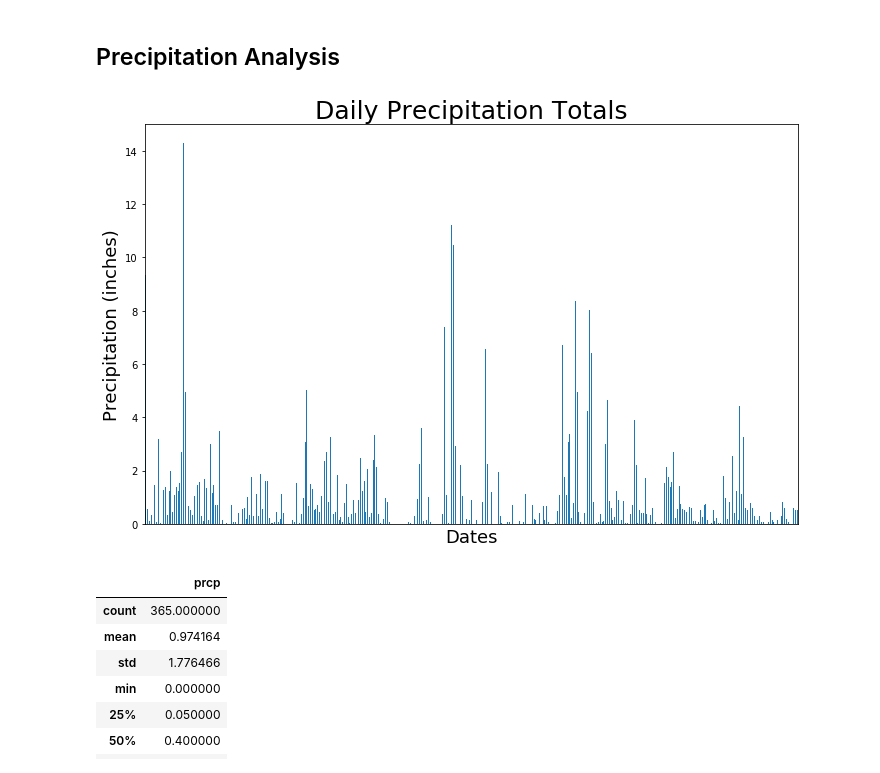
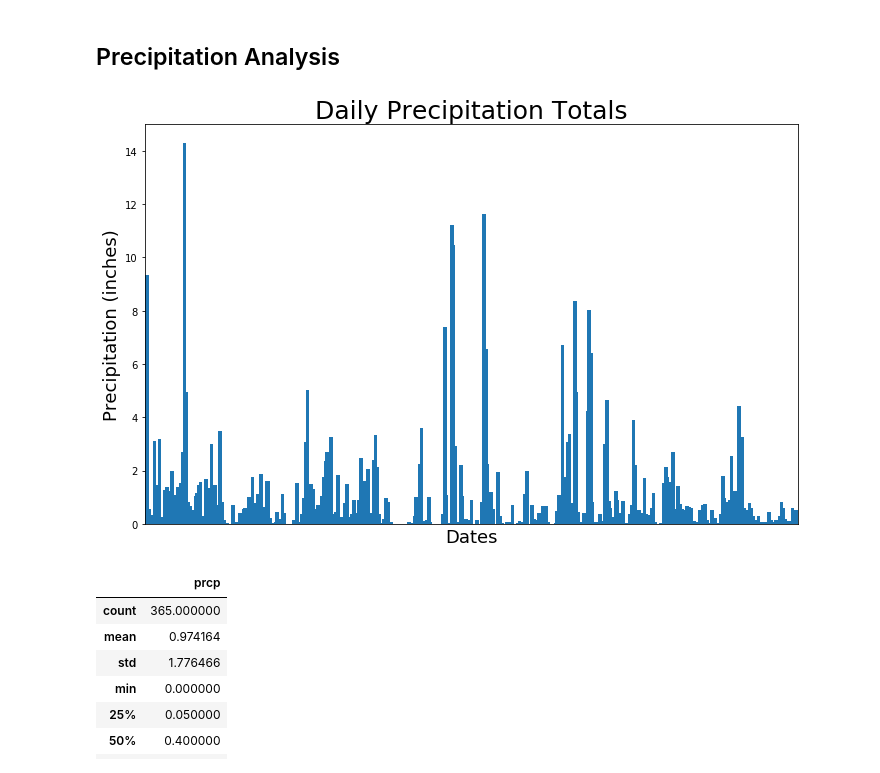
Before and after one commit to JAK-UCF/UNIT-10-HOMEWORK, a Jupyter notebook: Unit10Homework.ipynb, the cells around one changed output. Saved outputs shown, nothing was run; the diff lists cells and outputs as text; code cells hidden in the pictures.

```diff
--- a/Unit10Homework.ipynb
+++ b/Unit10Homework.ipynb
@@ -82,32 +82,32 @@ plotting_precip_df = precip_df.sum()
 # %%
 # plot daily precipitation totals from the dataframe
 
-plotting_precip_df.plot(kind='bar', figsize=(10, 6.5))
+plotting_precip_df.plot(kind='bar', width = 2, figsize=(10, 6.5))
 
 plt.title('Daily Precipitation Totals', fontsize = 25)
 plt.xlabel('Dates', fontsize = 18)
 plt.ylabel('Precipitation (inches)', fontsize = 18)
 plt.yticks(fontsize = 10)
 
 plt.tick_params(
     axis='x',
     which='both',
     bottom=False,
     top=False,
     labelbottom=False)
 
 legend = plt.legend()
 legend.remove()
 
 plt.tight_layout()
 plt.savefig('Images/Daily Precipitation Totals.png')
 plt.show()
 
 # REVISIT: figure out how to put in periodic x-ticks with corresponding labels
 # 365 bars is too many for *good* visualization if you are trying to *use* it to make a decision..
 # If just for seeing the 'shape' it's fine...
 # %% [output]
-[figure, old version]
+[figure, new version]
 # %%
 # print summary stats for daily precipitation
 plotting_precip_df.describe()
```
Also changed, not shown: 1 other file.
